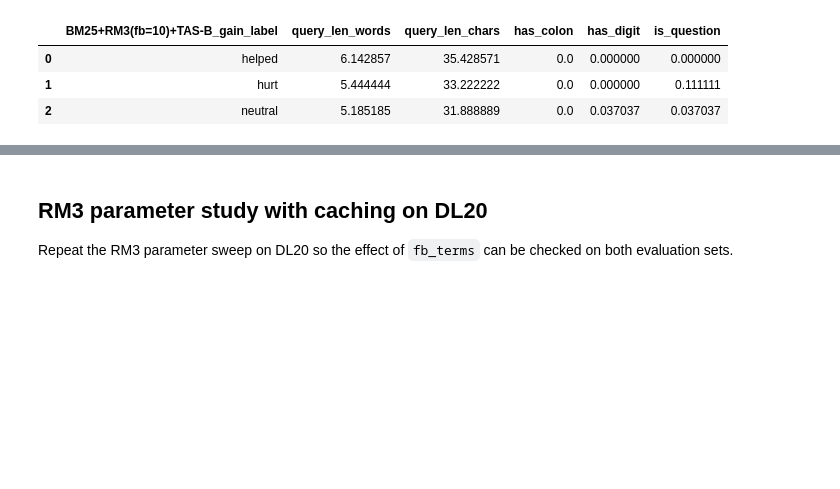
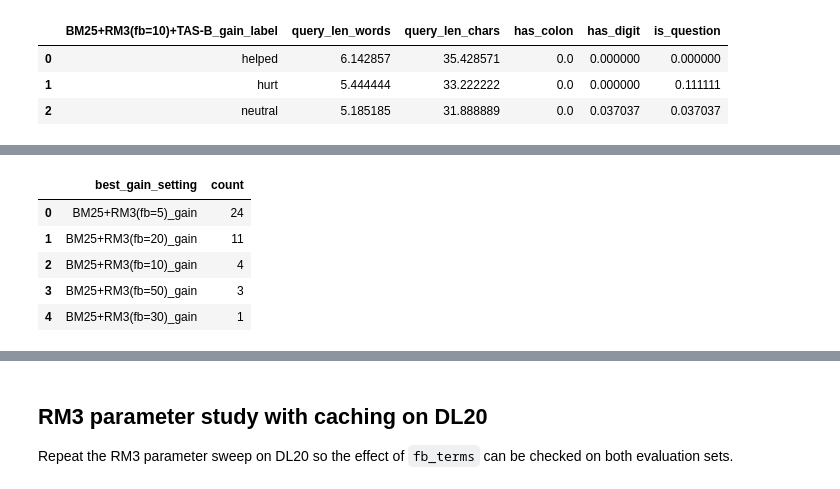
Before and after one commit to LizelotMeb/information-retrieval, a Jupyter notebook: notebooks/experiments.ipynb, the cells around one changed output, grey strips where cells are left out. Drawn from its saved outputs; the diff is of its cells as text; code cells hidden in the pictures; blank space fills up the shorter version.

```diff
--- a/notebooks/experiments.ipynb
+++ b/notebooks/experiments.ipynb
@@ -373,0 +460,14 @@ compare_query_sets(
+# %%
+bm25_rm3_best_gain_19 = best_system_per_query(
+    bm25_rm3_analysis_19_recall,
+    bm25_rm3_gain_cols_19,
+    output_column="best_gain_setting",
+)
+summarize_best_systems(bm25_rm3_best_gain_19, best_system_column="best_gain_setting")
+# %% [output]
+|  | best_gain_setting | count |
+| 0 | BM25+RM3(fb=5)_gain | 24 |
+| 1 | BM25+RM3(fb=20)_gain | 11 |
+| 2 | BM25+RM3(fb=10)_gain | 4 |
+| 3 | BM25+RM3(fb=50)_gain | 3 |
+| 4 | BM25+RM3(fb=30)_gain | 1 |
```
Also changed, not shown: parts of 23 cells of this notebook, 1 other file.
